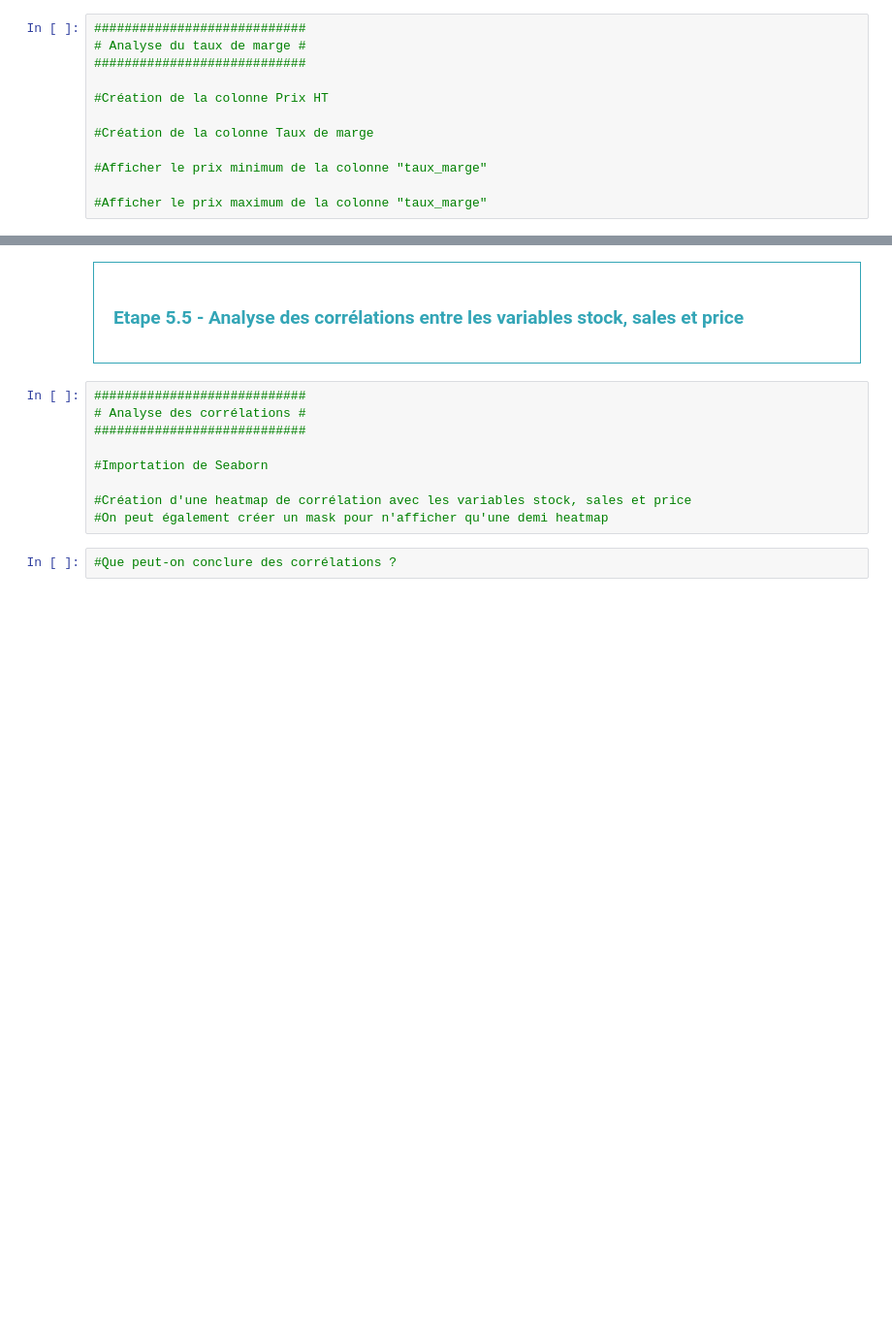
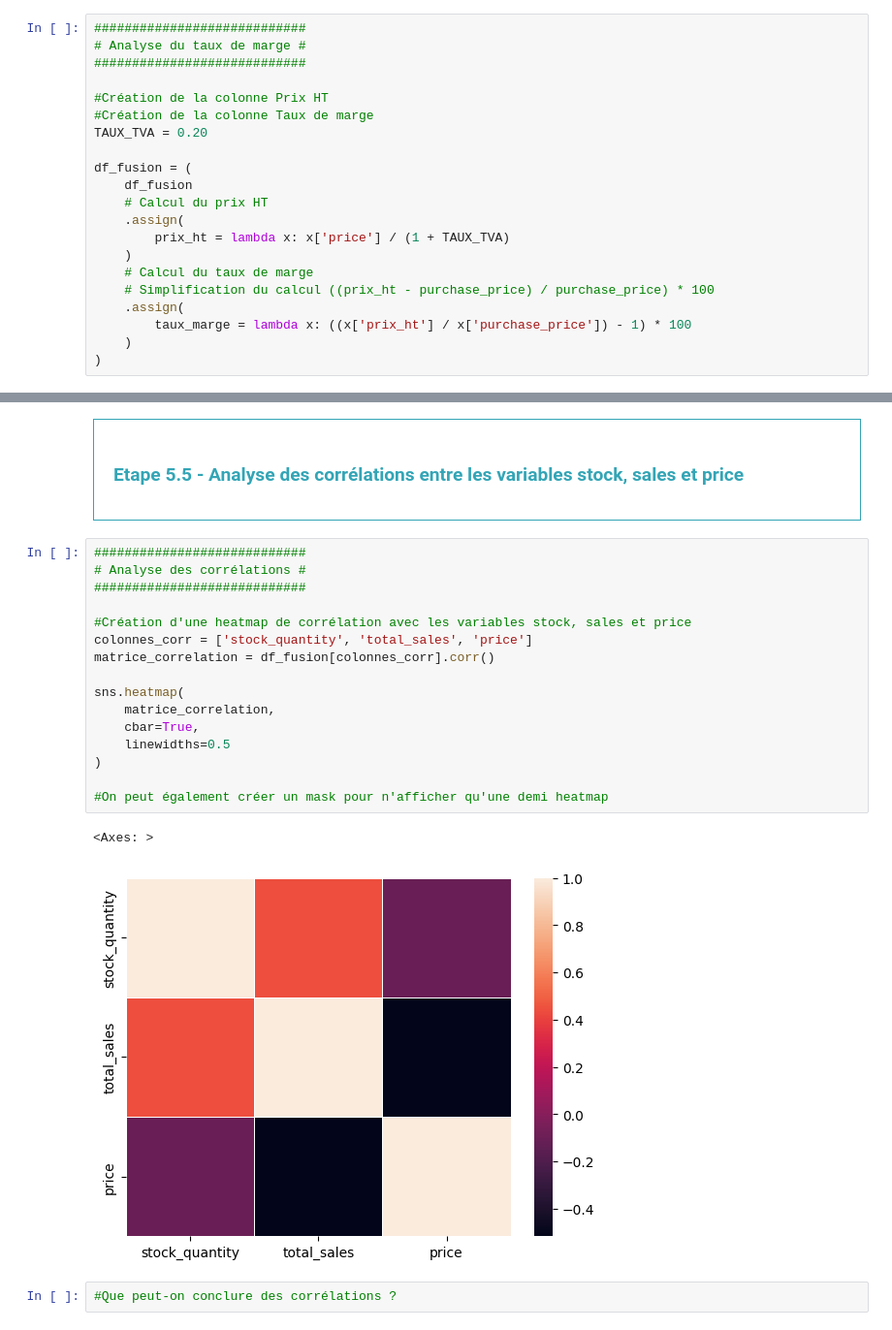
Before and after one commit to ifTrueReturnFalse/retraining-data-analysis-store, a Jupyter notebook: bottleneck_analysis.ipynb, the cells around one changed output, grey strips where cells are left out. Shown: that part at 97% size. Drawn from its saved outputs; the diff is of its cells as text; blank space fills up the shorter version.

```diff
--- a/bottleneck_analysis.ipynb
+++ b/bottleneck_analysis.ipynb
@@ -1047,9 +1050,18 @@ Nombre d'articles actuellement en stock : 16740
 ############################
 
 #Création de la colonne Prix HT
+#Création de la colonne Taux de marge
+TAUX_TVA = 0.20
 
-#Création de la colonne Taux de marge
-
-#Afficher le prix minimum de la colonne "taux_marge"
-
-#Afficher le prix maximum de la colonne "taux_marge"
+df_fusion = (
+    df_fusion
+    # Calcul du prix HT
+    .assign(
+        prix_ht = lambda x: x['price'] / (1 + TAUX_TVA)
+    )
+    # Calcul du taux de marge
+    # Simplification du calcul ((prix_ht - purchase_price) / purchase_price) * 100
+    .assign(
+        taux_marge = lambda x: ((x['prix_ht'] / x['purchase_price']) - 1) * 100
+    )
+)
@@ -1072,11 +1125,21 @@ Nombre d'articles actuellement en stock : 16740
 # %%
 ############################
 # Analyse des corrélations #
 ############################
 
-#Importation de Seaborn
+#Création d'une heatmap de corrélation avec les variables stock, sales et price
+colonnes_corr = ['stock_quantity', 'total_sales', 'price']
+matrice_correlation = df_fusion[colonnes_corr].corr()
 
-#Création d'une heatmap de corrélation avec les variables stock, sales et price
+sns.heatmap(
+    matrice_correlation,
+    cbar=True,
+    linewidths=0.5
+)
+
 #On peut également créer un mask pour n'afficher qu'une demi heatmap
+# %% [output]
+<Axes: >
+[figure, added]
 # %%
 #Que peut-on conclure des corrélations ?
```
Also changed, not shown: parts of 13 cells of this notebook, 1 other file.
